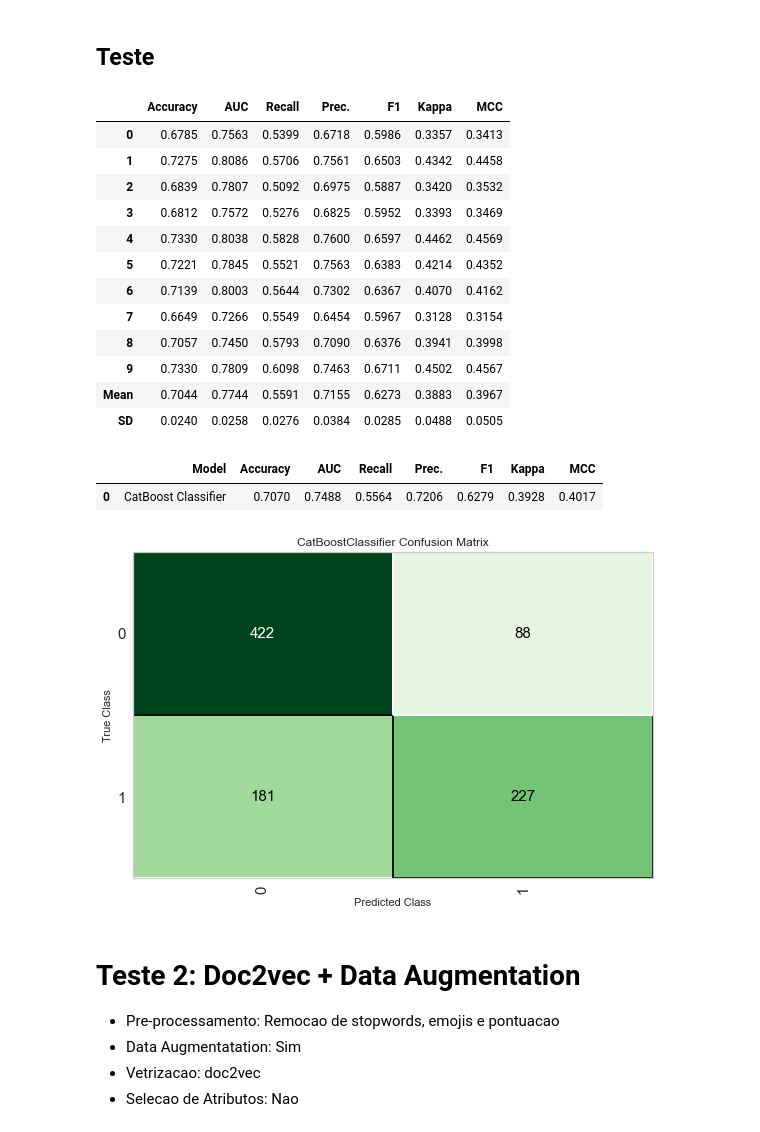
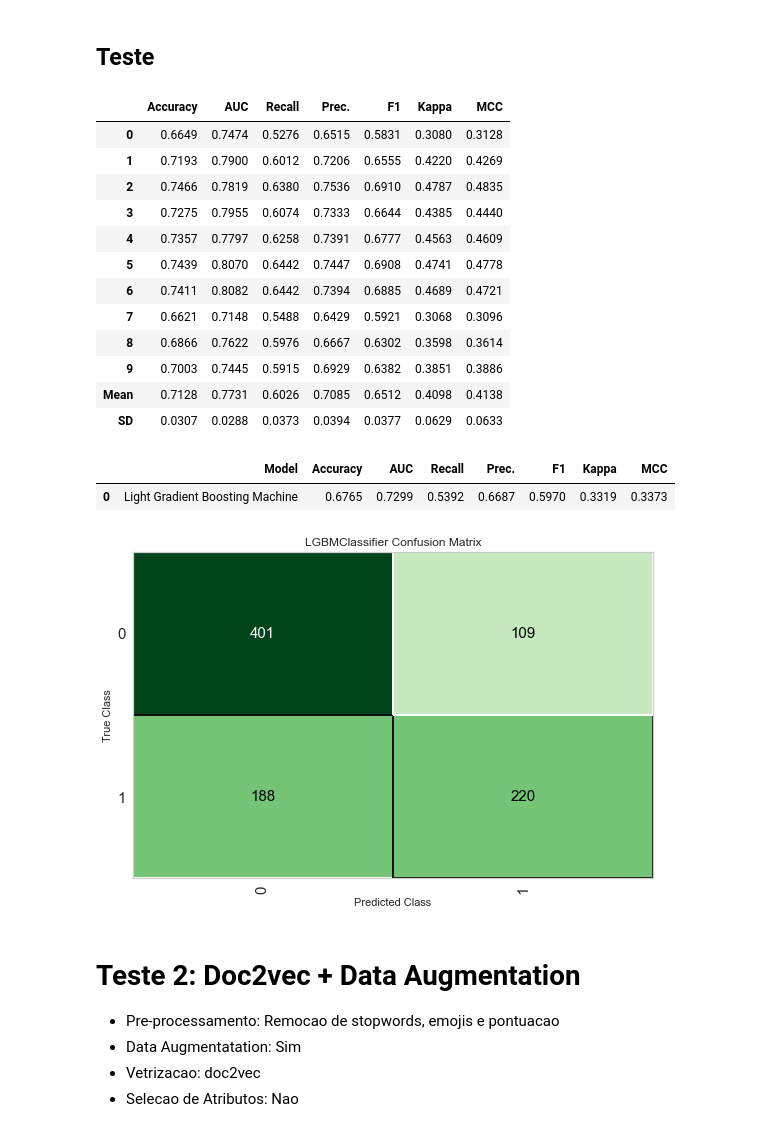
Before and after one commit to Giganoide01/Projeto_2_SiDi, a Jupyter notebook: model_experimentation.ipynb, the cells around one changed output. Cells and saved outputs as stored; diff of their text form; code cells hidden in the pictures.

```diff
--- a/model_experimentation.ipynb
+++ b/model_experimentation.ipynb
@@ -166,30 +166,30 @@ best_model_doc2vec_01 = compare_models(sort='F1')
 # %% [markdown]
 ## Teste
 # %%
-catboost = create_model('catboost')
+lightgbm = create_model('lightgbm')
 # %% [output]
 |  | Accuracy | AUC | Recall | Prec. | F1 | Kappa | MCC |
-| 0 | 0.6785 | 0.7563 | 0.5399 | 0.6718 | 0.5986 | 0.3357 | 0.3413 |
-| 1 | 0.7275 | 0.8086 | 0.5706 | 0.7561 | 0.6503 | 0.4342 | 0.4458 |
-| 2 | 0.6839 | 0.7807 | 0.5092 | 0.6975 | 0.5887 | 0.3420 | 0.3532 |
-| 3 | 0.6812 | 0.7572 | 0.5276 | 0.6825 | 0.5952 | 0.3393 | 0.3469 |
-| 4 | 0.7330 | 0.8038 | 0.5828 | 0.7600 | 0.6597 | 0.4462 | 0.4569 |
-| 5 | 0.7221 | 0.7845 | 0.5521 | 0.7563 | 0.6383 | 0.4214 | 0.4352 |
-| 6 | 0.7139 | 0.8003 | 0.5644 | 0.7302 | 0.6367 | 0.4070 | 0.4162 |
-| 7 | 0.6649 | 0.7266 | 0.5549 | 0.6454 | 0.5967 | 0.3128 | 0.3154 |
-| 8 | 0.7057 | 0.7450 | 0.5793 | 0.7090 | 0.6376 | 0.3941 | 0.3998 |
-| 9 | 0.7330 | 0.7809 | 0.6098 | 0.7463 | 0.6711 | 0.4502 | 0.4567 |
-| Mean | 0.7044 | 0.7744 | 0.5591 | 0.7155 | 0.6273 | 0.3883 | 0.3967 |
-| SD | 0.0240 | 0.0258 | 0.0276 | 0.0384 | 0.0285 | 0.0488 | 0.0505 |
+| 0 | 0.6649 | 0.7474 | 0.5276 | 0.6515 | 0.5831 | 0.3080 | 0.3128 |
+| 1 | 0.7193 | 0.7900 | 0.6012 | 0.7206 | 0.6555 | 0.4220 | 0.4269 |
+| 2 | 0.7466 | 0.7819 | 0.6380 | 0.7536 | 0.6910 | 0.4787 | 0.4835 |
+| 3 | 0.7275 | 0.7955 | 0.6074 | 0.7333 | 0.6644 | 0.4385 | 0.4440 |
+| 4 | 0.7357 | 0.7797 | 0.6258 | 0.7391 | 0.6777 | 0.4563 | 0.4609 |
+| 5 | 0.7439 | 0.8070 | 0.6442 | 0.7447 | 0.6908 | 0.4741 | 0.4778 |
+| 6 | 0.7411 | 0.8082 | 0.6442 | 0.7394 | 0.6885 | 0.4689 | 0.4721 |
+| 7 | 0.6621 | 0.7148 | 0.5488 | 0.6429 | 0.5921 | 0.3068 | 0.3096 |
+| 8 | 0.6866 | 0.7622 | 0.5976 | 0.6667 | 0.6302 | 0.3598 | 0.3614 |
+| 9 | 0.7003 | 0.7445 | 0.5915 | 0.6929 | 0.6382 | 0.3851 | 0.3886 |
+| Mean | 0.7128 | 0.7731 | 0.6026 | 0.7085 | 0.6512 | 0.4098 | 0.4138 |
+| SD | 0.0307 | 0.0288 | 0.0373 | 0.0394 | 0.0377 | 0.0629 | 0.0633 |
 # %%
-predict_model(catboost);
+predict_model(lightgbm);
 # %% [output]
 |  | Model | Accuracy | AUC | Recall | Prec. | F1 | Kappa | MCC |
-| 0 | CatBoost Classifier | 0.7070 | 0.7488 | 0.5564 | 0.7206 | 0.6279 | 0.3928 | 0.4017 |
+| 0 | Light Gradient Boosting Machine | 0.6765 | 0.7299 | 0.5392 | 0.6687 | 0.5970 | 0.3319 | 0.3373 |
 # %%
-plot_model(catboost, plot = 'confusion_matrix')
+plot_model(lightgbm, plot = 'confusion_matrix')
 # %% [output]
-[figure, old version]
+[figure, new version]
 # %% [markdown]
 # Teste 2: Doc2vec + Data Augmentation
 
```
Also changed, not shown: parts of 2 cells of this notebook.
